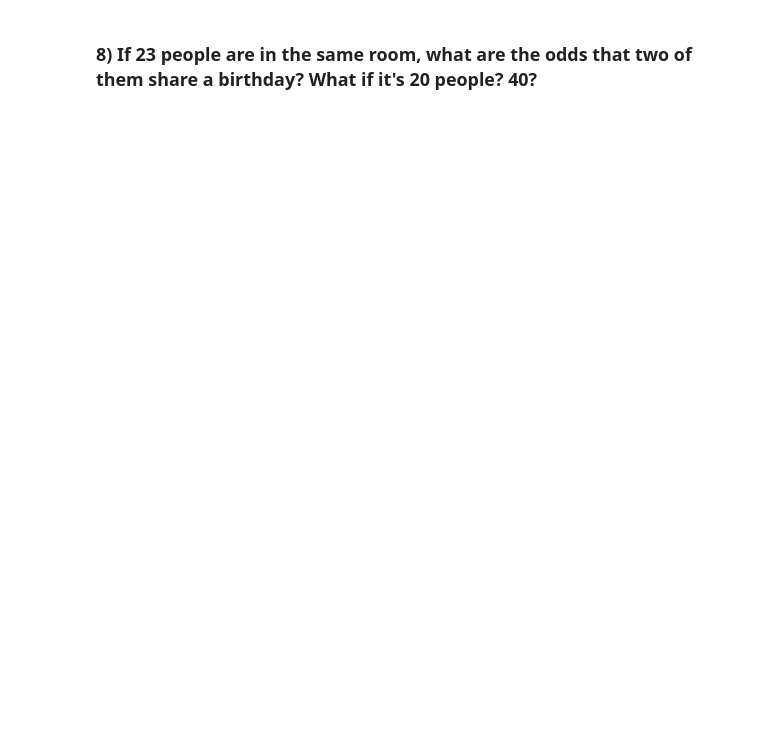
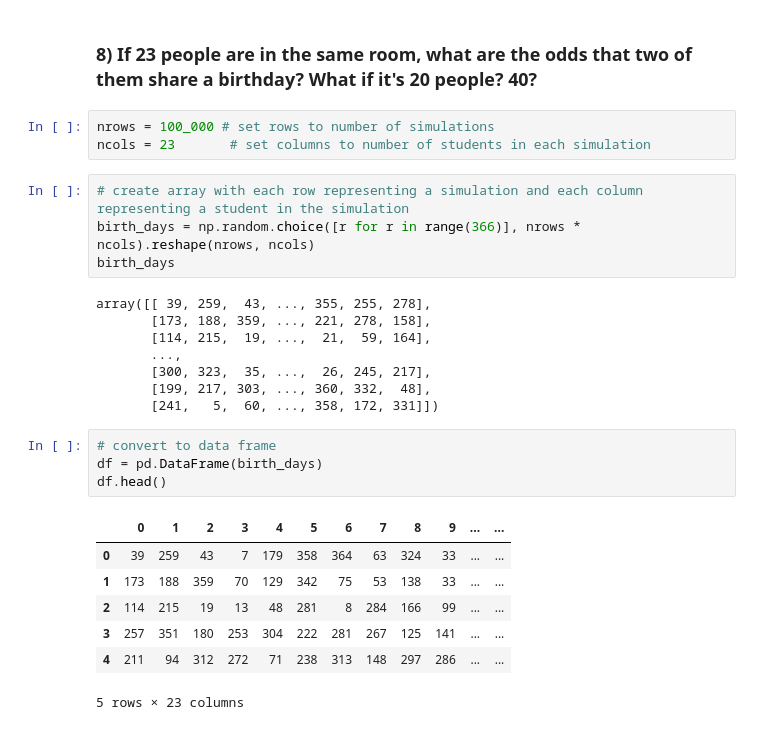
Before and after one commit to Johndsalas/lesson_prep, a Jupyter notebook: simulation_exercises.ipynb, the cells around one changed output. Saved outputs shown, nothing was run; the diff lists cells and outputs as text; blank space fills up the shorter version.

```diff
--- a/simulation_exercises.ipynb
+++ b/simulation_exercises.ipynb
@@ -326,2 +599,29 @@ The odds of being able to by a PopTart in the afternoon on friday are 97%
 # %% [markdown]
 ### 8) If 23 people are in the same room, what are the odds that two of them share a birthday? What if it's 20 people? 40?
+# %%
+nrows = 100_000 # set rows to number of simulations
+ncols = 23       # set columns to number of students in each simulation
+# %%
+# create array with each row representing a simulation and each column representing a student in the simulation
+birth_days = np.random.choice([r for r in range(366)], nrows * ncols).reshape(nrows, ncols)
+birth_days
+# %% [output]
+array([[ 39, 259,  43, ..., 355, 255, 278],
+       [173, 188, 359, ..., 221, 278, 158],
+       [114, 215,  19, ...,  21,  59, 164],
+       ...,
+       [300, 323,  35, ...,  26, 245, 217],
+       [199, 217, 303, ..., 360, 332,  48],
+       [241,   5,  60, ..., 358, 172, 331]])
+# %%
+# convert to data frame
+df = pd.DataFrame(birth_days)
+df.head()
+# %% [output]
+|  | 0 | 1 | 2 | 3 | 4 | 5 | 6 | 7 | 8 | 9 | ... | ... |
+| 0 | 39 | 259 | 43 | 7 | 179 | 358 | 364 | 63 | 324 | 33 | ... | ... |
+| 1 | 173 | 188 | 359 | 70 | 129 | 342 | 75 | 53 | 138 | 33 | ... | ... |
+| 2 | 114 | 215 | 19 | 13 | 48 | 281 | 8 | 284 | 166 | 99 | ... | ... |
+| 3 | 257 | 351 | 180 | 253 | 304 | 222 | 281 | 267 | 125 | 141 | ... | ... |
+| 4 | 211 | 94 | 312 | 272 | 71 | 238 | 313 | 148 | 297 | 286 | ... | ... |
+5 rows × 23 columns
```
Also changed, not shown: parts of 30 cells of this notebook.
